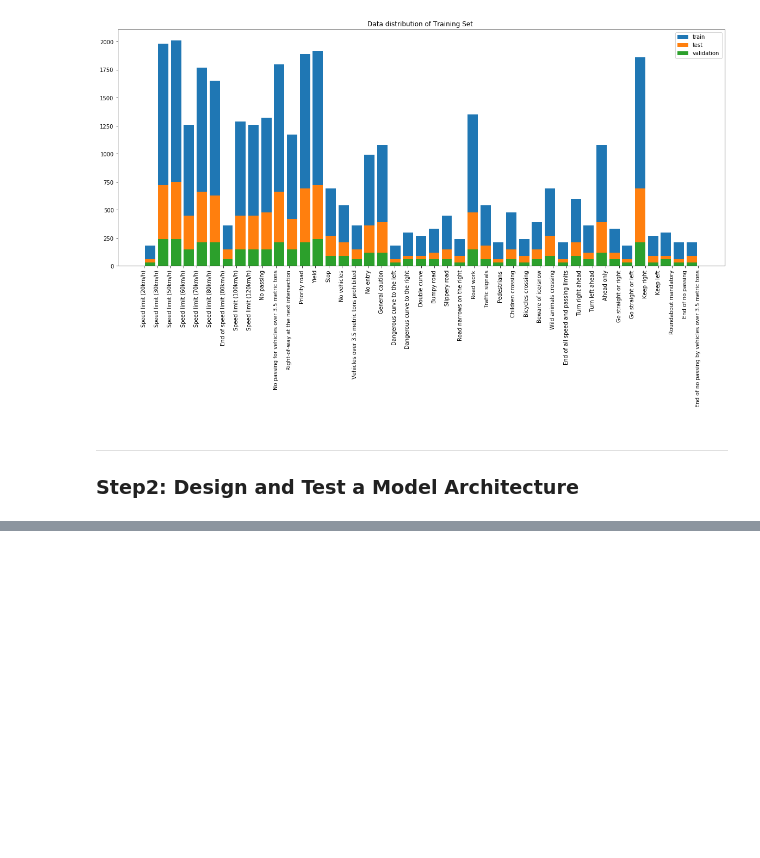
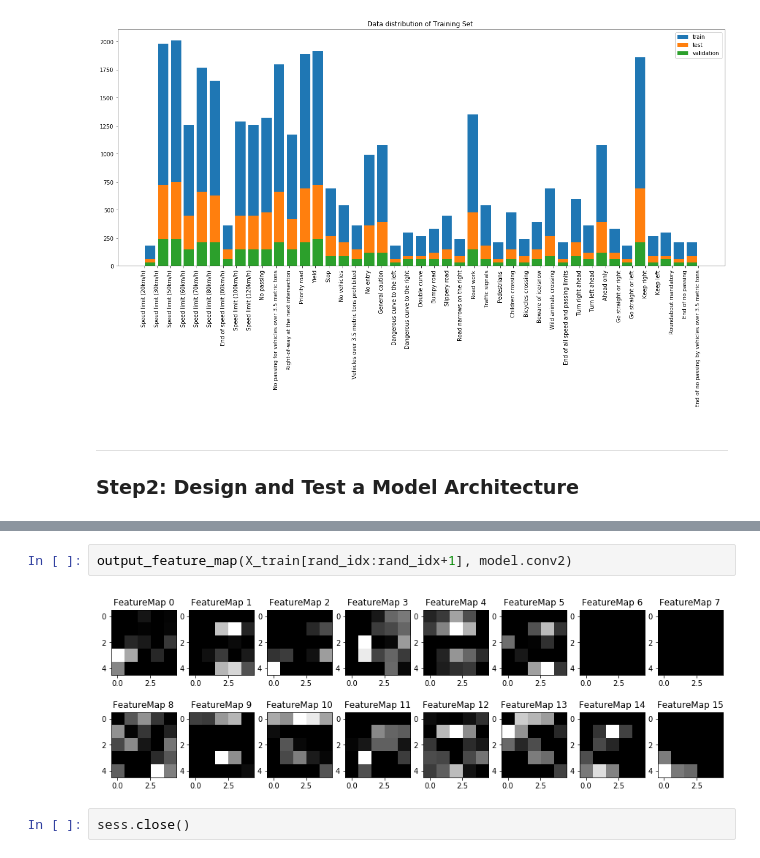
Before and after one commit to MasanaoMatsuda/finding-lane-lines, a Jupyter notebook: TrafficSignClassifier/TrafficSignClassifier.ipynb, the cells around one changed output, grey strips where cells are left out. Saved outputs shown, nothing was run; the diff lists cells and outputs as text; blank space fills up the shorter version.

```diff
--- a/TrafficSignClassifier/TrafficSignClassifier.ipynb
+++ b/TrafficSignClassifier/TrafficSignClassifier.ipynb
@@ -130,0 +185,6 @@ NameError: name 'relu' is not defined
+# %%
+output_feature_map(X_train[rand_idx:rand_idx+1], model.conv2)
+# %% [output]
+[figure, added]
+# %%
+sess.close()
```
Also changed, not shown: parts of 14 cells of this notebook, 3 other files.
